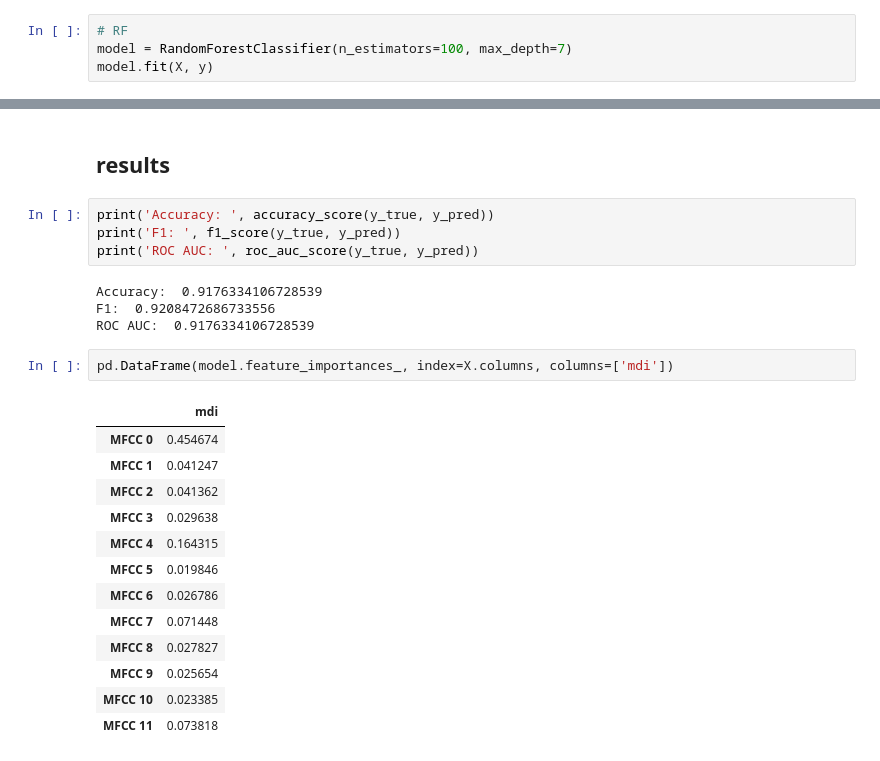
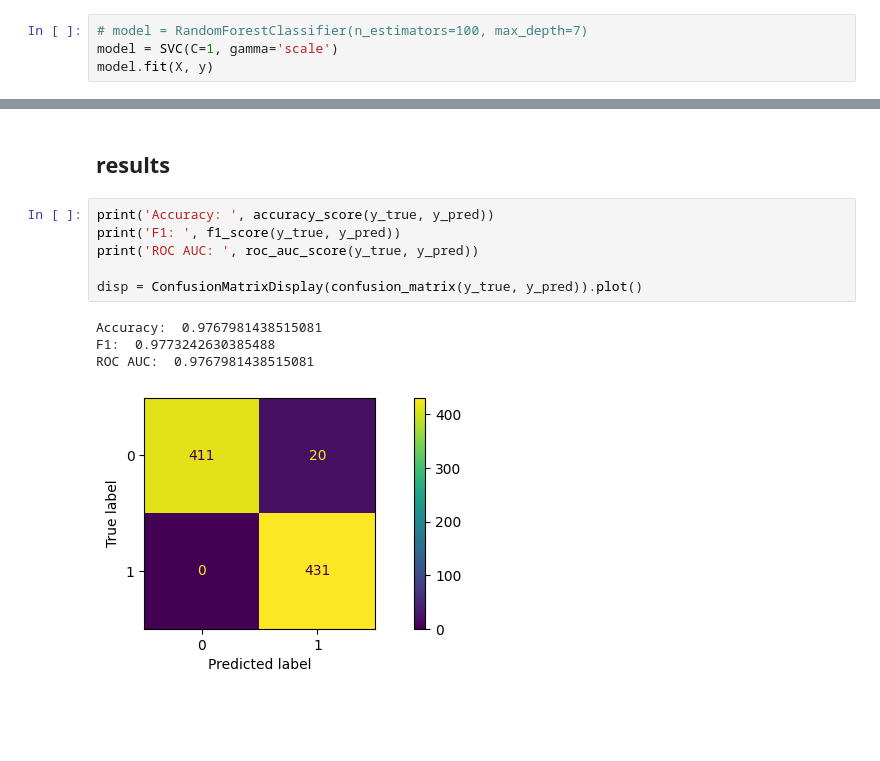
Before and after one commit to jo-cho/mir_kr, a Jupyter notebook: Notebooks/A. Machine Learning Approach/A.2.Genre_Recognition.ipynb, the cells around one changed output, grey strips where cells are left out. Drawn from its saved outputs; the diff is of its cells as text; blank space fills up the shorter version.

```diff
--- a/Notebooks/A. Machine Learning Approach/A.2.Genre_Recognition.ipynb
+++ b/Notebooks/A. Machine Learning Approach/A.2.Genre_Recognition.ipynb
@@ -88,7 +98,7 @@ Length: 2584, dtype: float64
 # %% [markdown]
 ## classifier
 # %%
-# RF
-model = RandomForestClassifier(n_estimators=100, max_depth=7)
+# model = RandomForestClassifier(n_estimators=100, max_depth=7)
+model = SVC(C=1, gamma='scale')
 model.fit(X, y)
 # %% [output]
@@ -114,24 +140,11 @@ y_pred = model.predict(X_test)
 # %%
 print('Accuracy: ', accuracy_score(y_true, y_pred))
 print('F1: ', f1_score(y_true, y_pred))
 print('ROC AUC: ', roc_auc_score(y_true, y_pred))
+
+disp = ConfusionMatrixDisplay(confusion_matrix(y_true, y_pred)).plot()
 # %% [output]
-Accuracy:  0.9176334106728539
-F1:  0.9208472686733556
-ROC AUC:  0.9176334106728539
+Accuracy:  0.9767981438515081
+F1:  0.9773242630385488
+ROC AUC:  0.9767981438515081
+[figure, added]
-# %%
-pd.DataFrame(model.feature_importances_, index=X.columns, columns=['mdi'])
-# %% [output]
-|  | mdi |
-| MFCC 0 | 0.454674 |
-| MFCC 1 | 0.041247 |
-| MFCC 2 | 0.041362 |
-| MFCC 3 | 0.029638 |
-| MFCC 4 | 0.164315 |
-| MFCC 5 | 0.019846 |
-| MFCC 6 | 0.026786 |
-| MFCC 7 | 0.071448 |
-| MFCC 8 | 0.027827 |
-| MFCC 9 | 0.025654 |
-| MFCC 10 | 0.023385 |
-| MFCC 11 | 0.073818 |
```
Also changed, not shown: parts of 11 cells of this notebook.
